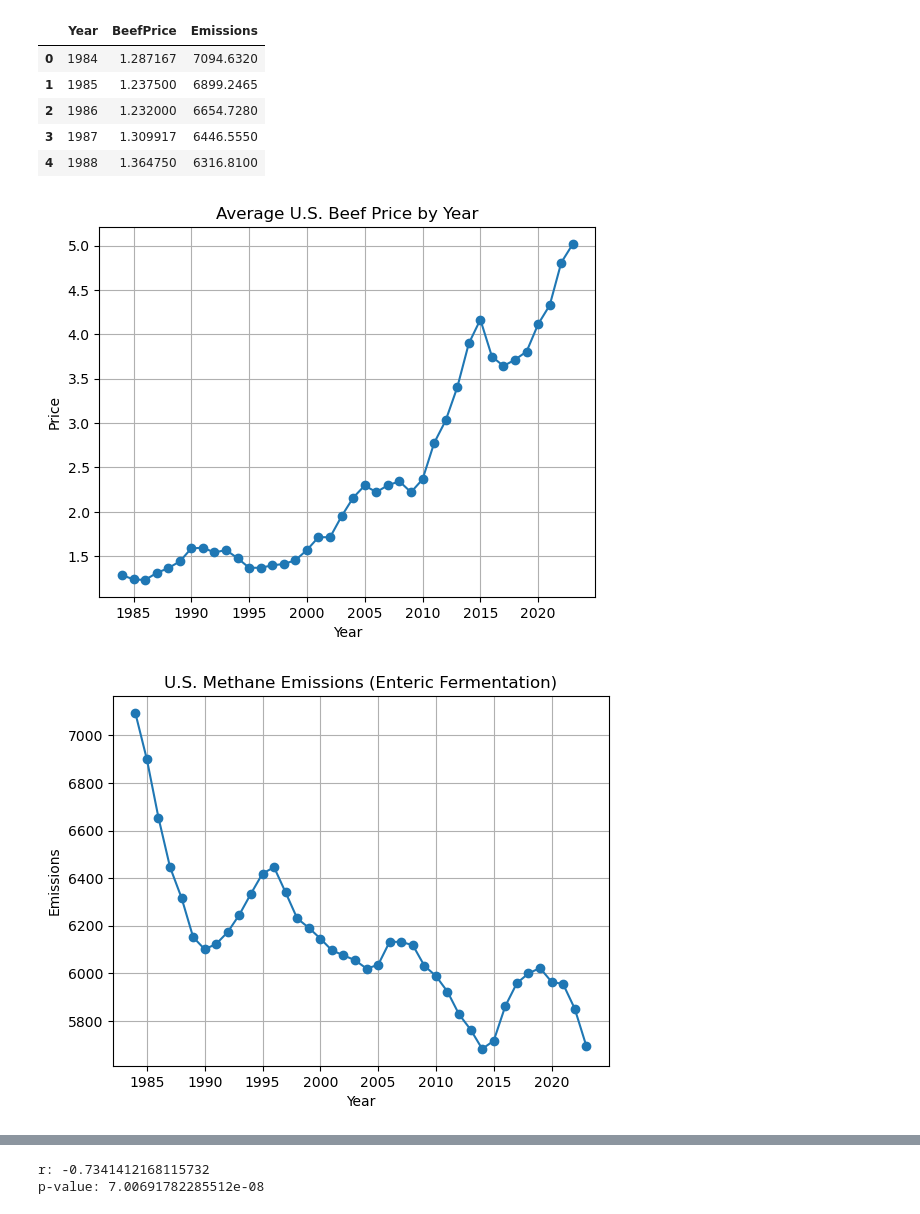
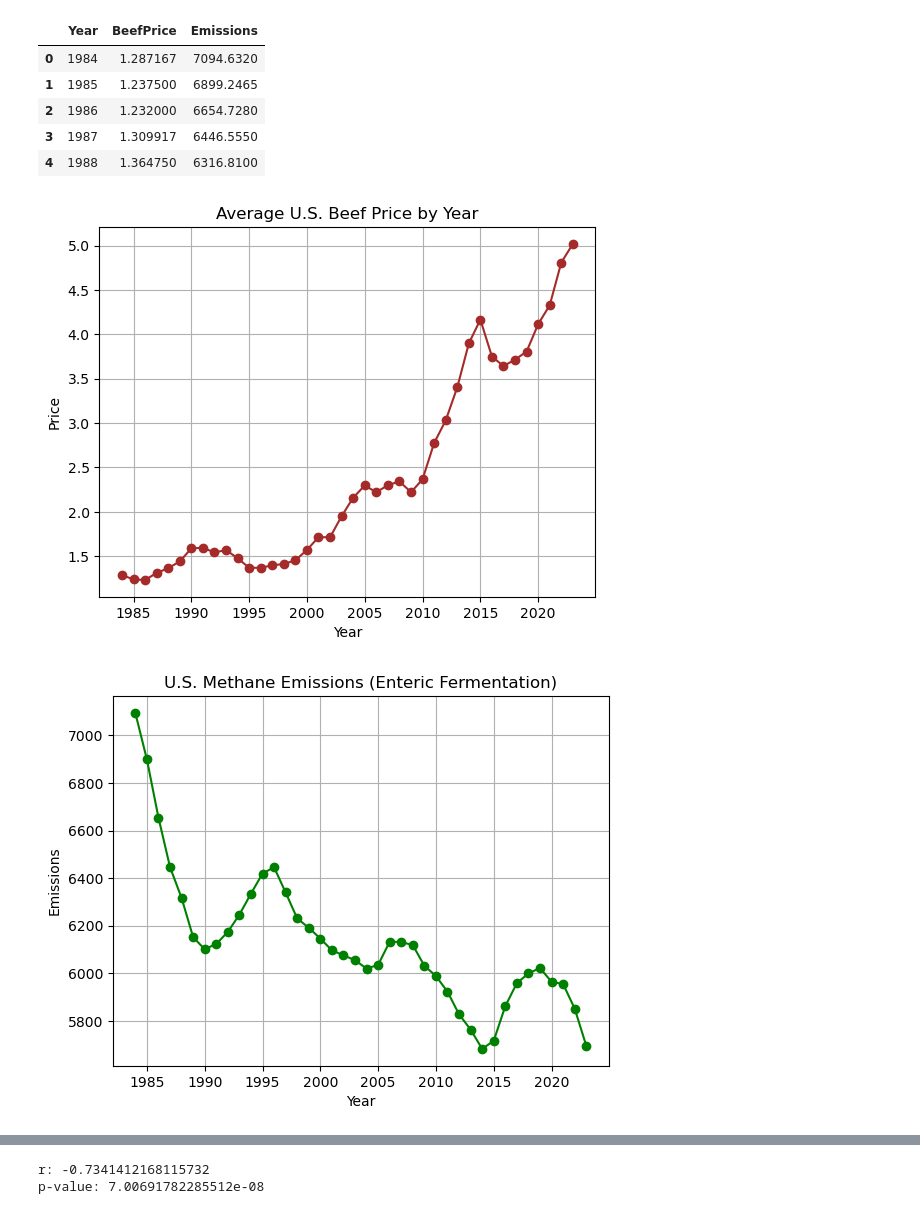
Before and after one commit to JackSmoot/DS256, a Jupyter notebook: DS256_Code/BeefVSPollution.ipynb, the cells around one changed output, grey strips where cells are left out. Drawn from its saved outputs; the diff is of its cells as text; code cells hidden in the pictures.

```diff
--- a/DS256_Code/BeefVSPollution.ipynb
+++ b/DS256_Code/BeefVSPollution.ipynb
@@ -51,23 +54,25 @@ merged.head()
 | 3 | 1987 | 1.309917 | 6446.5550 |
 | 4 | 1988 | 1.364750 | 6316.8100 |
 # %%
+#beef plot
 plt.figure()
-plt.plot(merged['Year'], merged['BeefPrice'], marker='o')
+plt.plot(merged['Year'], merged['BeefPrice'], marker='o', color = 'brown')
 plt.title('Average U.S. Beef Price by Year')
 plt.xlabel('Year')
 plt.ylabel('Price')
 plt.grid()
 plt.show()
 # %% [output]
-[figure, old version]
+[figure, new version]
 # %%
+#pollution plot
 plt.figure()
-plt.plot(merged['Year'], merged['Emissions'], marker='o')
+plt.plot(merged['Year'], merged['Emissions'], marker='o', color = 'green')
 plt.title('U.S. Methane Emissions (Enteric Fermentation)')
 plt.xlabel('Year')
 plt.ylabel('Emissions')
 plt.grid()
 plt.show()
 # %% [output]
-[figure, old version]
+[figure, new version]
 # %%
```
Also changed, not shown: parts of 12 cells of this notebook.
